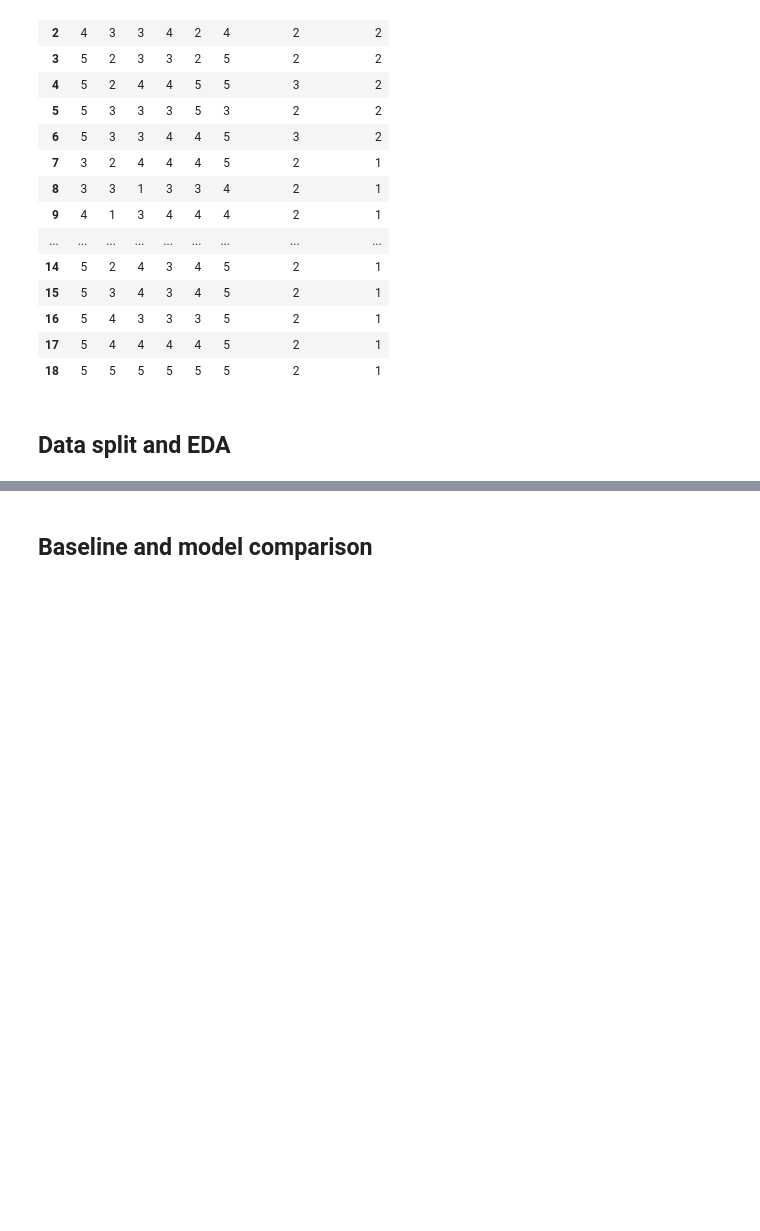
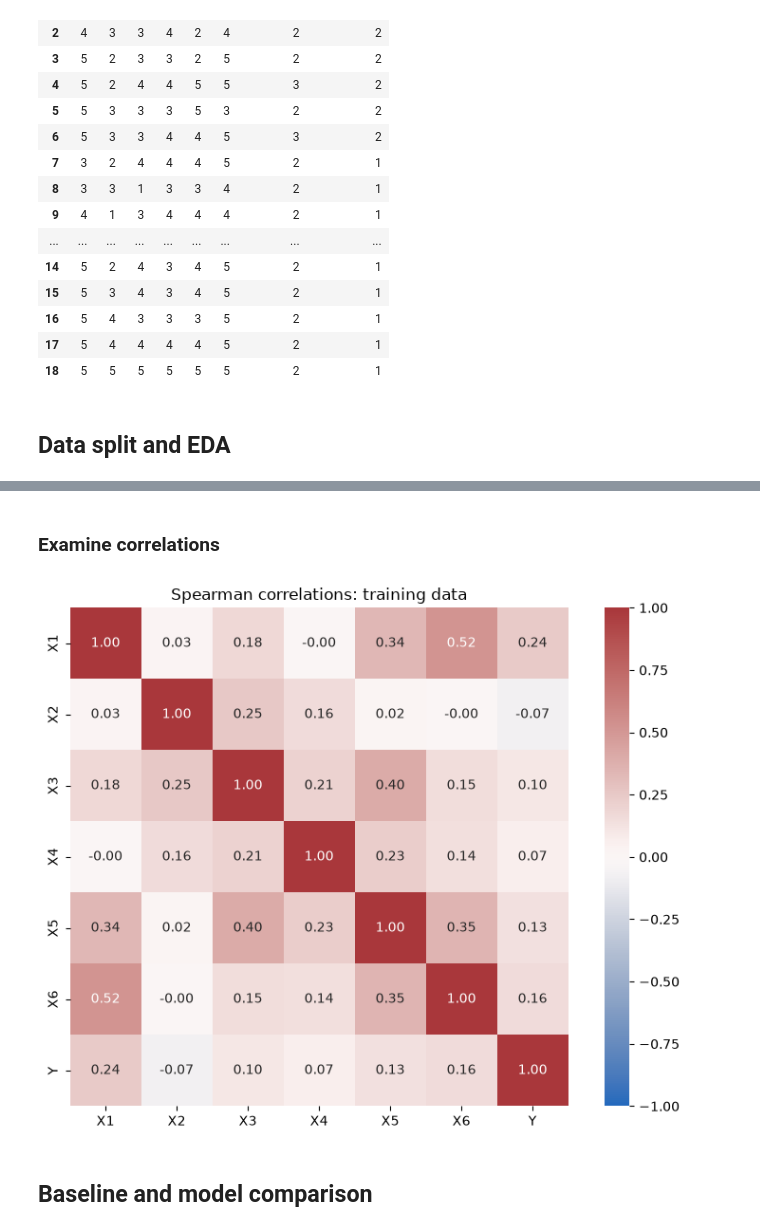
Before and after one commit to ca34525/QWFuFPmtYoLpq4Qt, a Jupyter notebook: notebooks/1.0-CTA-customer-happiness-analysis.ipynb, the cells around one changed output, grey strips where cells are left out. Saved outputs shown, nothing was run; the diff lists cells and outputs as text; code cells hidden in the pictures; blank space fills up the shorter version.

```diff
--- a/notebooks/1.0-CTA-customer-happiness-analysis.ipynb
+++ b/notebooks/1.0-CTA-customer-happiness-analysis.ipynb
@@ -182,2 +247,28 @@ Repeated Answer Patterns
+# %% [markdown]
+### Examine correlations
+# %%
+spearman_corr = train_df[
+    [*FEATURE_COLUMNS, TARGET_COLUMN]
+].corr(method="spearman")
+
+fig, ax = plt.subplots(figsize=(8, 6))
+
+sns.heatmap(
+    spearman_corr,
+    annot=True,
+    fmt=".2f",
+    vmin=-1,
+    vmax=1,
+    center=0,
+    cmap="vlag",
+    square=True,
+    ax=ax,
+)
+
+ax.set_title("Spearman correlations: training data")
+fig.tight_layout()
+plt.show()
+# %% [output]
+[figure, added]
 # %% [markdown]
 ## Baseline and model comparison
```
Also changed, not shown: parts of 21 cells of this notebook.
